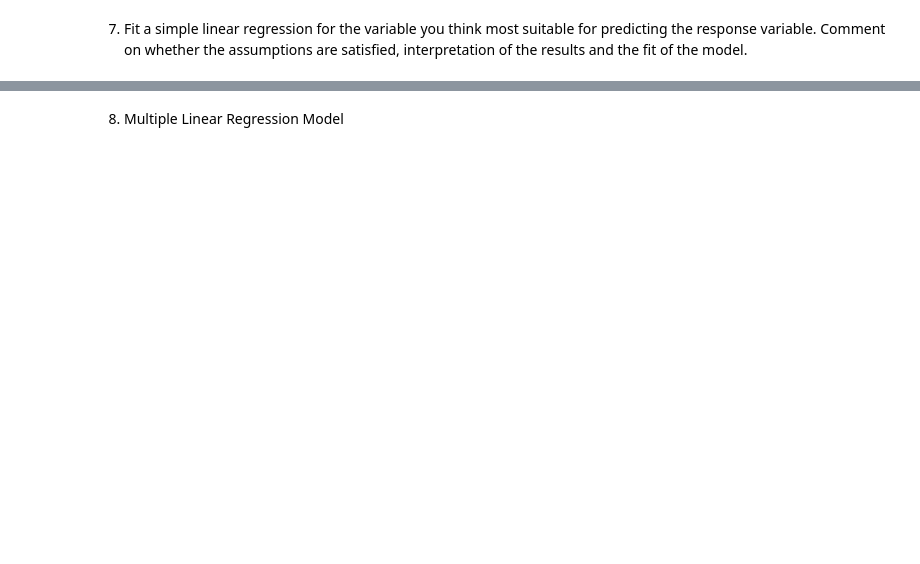
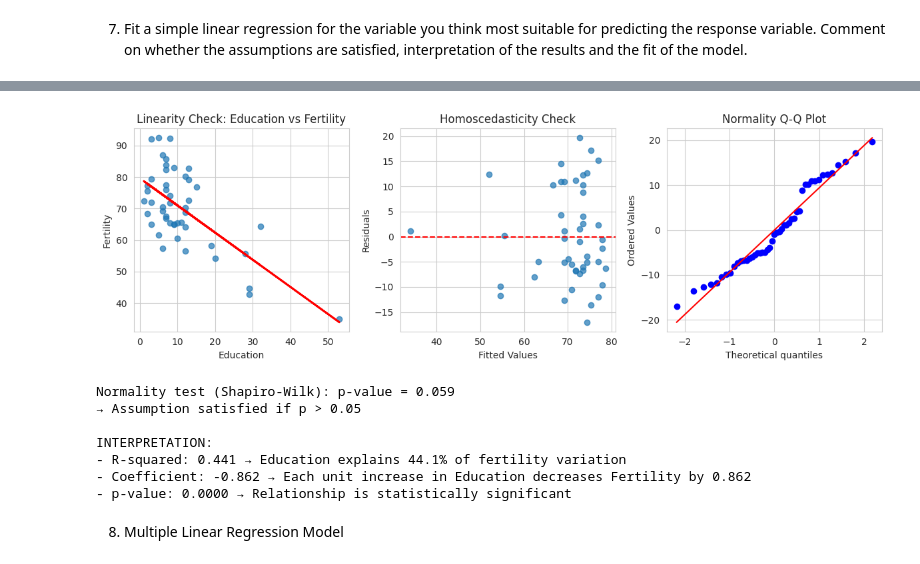
Before and after one commit to ryanhabis/College-folder, a Jupyter notebook: semester-1/statistics/lab_2/lab_2.ipynb, the cells around one changed output, grey strips where cells are left out. Drawn from its saved outputs; the diff is of its cells as text; code cells hidden in the pictures; blank space fills up the shorter version.

```diff
--- a/semester-1/statistics/lab_2/lab_2.ipynb
+++ b/semester-1/statistics/lab_2/lab_2.ipynb
@@ -235,2 +274,71 @@ we are interested on what impacts fertility
 # %% [markdown]
 7. Fit a simple linear regression for the variable you think most suitable for predicting the response variable. Comment on whether the assumptions are satisfied, interpretation of the results and the fit of the model.
+# %%
+# 7. Fit a simple linear regression for the variable you think most suitable for predicting the response variable.
+# Comment on whether the assumptions are satisfied, interpretation of the results and the fit of the model.
+
+import statsmodels.api as sm
+from scipy import stats
+import numpy as np
+
+# Based on correlation analysis, Education has the strongest relationship with Fertility
+print("SIMPLE LINEAR REGRESSION: Fertility ~ Education")
+print("=" * 50)
+
+# Prepare data
+X = swiss['Education']
+y = swiss['Fertility']
+
+# Add constant for intercept
+X_with_const = sm.add_constant(X)
+
+# Fit model
+model_simple = sm.OLS(y, X_with_const).fit()
+
+# Print results
+print(model_simple.summary())
+print("\n" + "="*50)
+
+# Check assumptions
+print("\nASSUMPTION CHECKING:")
+print("-" * 30)
+
+# 1. Linearity assumption
+plt.figure(figsize=(12, 4))
+
+plt.subplot(1, 3, 1)
+plt.scatter(swiss['Education'], swiss['Fertility'], alpha=0.7)
+plt.plot(swiss['Education'], model_simple.predict(X_with_const), color='red', linewidth=2)
+plt.xlabel('Education')
+plt.ylabel('Fertility')
+plt.title('Linearity Check: Education vs Fertility')
+
+# 2. Residuals vs Fitted (homoscedasticity)
+residuals = model_simple.resid
+fitted = model_simple.fittedvalues
+
+plt.subplot(1, 3, 2)
+plt.scatter(fitted, residuals, alpha=0.7)
+plt.axhline(y=0, color='red', linestyle='--')
+plt.xlabel('Fitted Values')
+plt.ylabel('Residuals')
+plt.title('Homoscedasticity Check')
+
+# 3. Normality of residuals
+plt.subplot(1, 3, 3)
+stats.probplot(residuals, dist="norm", plot=plt)
+plt.title('Normality Q-Q Plot')
+
+plt.tight_layout()
+plt.show()
+
+# Statistical tests for assumptions
+print(f"\nNormality test (Shapiro-Wilk): p-value = {stats.shapiro(residuals)[1]:.3f}")
+print("→ Assumption satisfied if p > 0.05")
+
+# Interpretation
+print("\nINTERPRETATION:")
+print(f"- R-squared: {model_simple.rsquared:.3f} → Education explains {model_simple.rsquared*100:.1f}% of fertility variation")
+print(f"- Coefficient: {model_simple.params['Education']:.3f} → Each unit increase in Education decreases Fertility by {abs(model_simple.params['Education']):.3f}")
+print(f"- p-value: {model_simple.pvalues['Education']:.4f} → Relationship is statistically significant")
+# %% [output]
@@ -237,2 +362,10 @@ we are interested on what impacts fertility
+[figure, added]
+Normality test (Shapiro-Wilk): p-value = 0.059
+→ Assumption satisfied if p > 0.05
+
+INTERPRETATION:
+- R-squared: 0.441 → Education explains 44.1% of fertility variation
+- Coefficient: -0.862 → Each unit increase in Education decreases Fertility by 0.862
+- p-value: 0.0000 → Relationship is statistically significant
 # %% [markdown]
 8. Multiple Linear Regression Model
```
Also changed, not shown: parts of 6 cells of this notebook, 19 other files.
